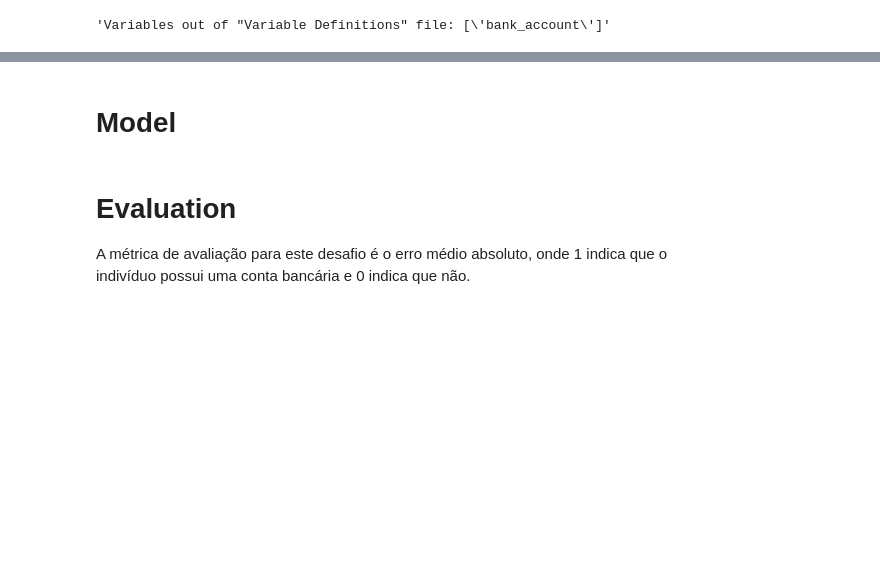
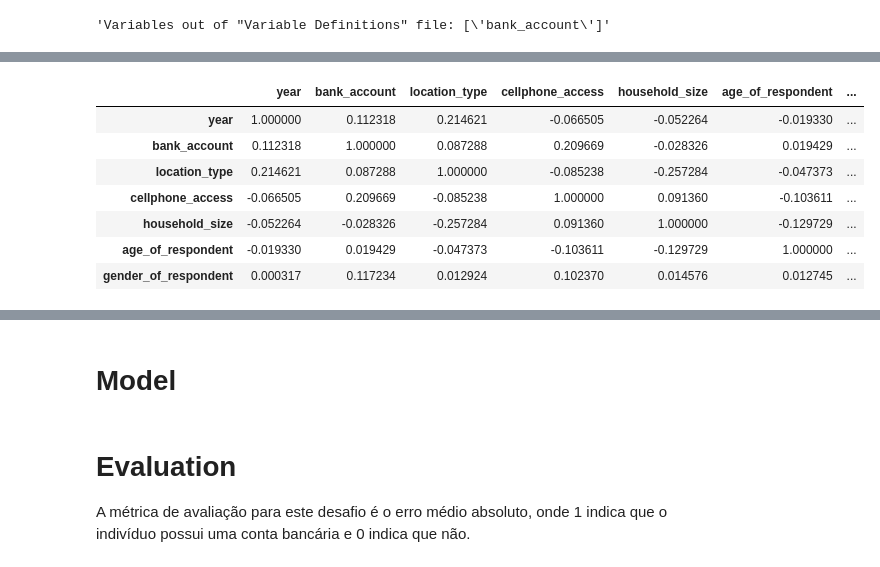
Before and after one commit to Lucs1590/AgiDataTest, a Jupyter notebook: financial_inclusion_africa.ipynb, the cells around one changed output, grey strips where cells are left out. Drawn from its saved outputs; the diff is of its cells as text; code cells hidden in the pictures; blank space fills up the shorter version.

```diff
--- a/financial_inclusion_africa.ipynb
+++ b/financial_inclusion_africa.ipynb
@@ -119,0 +292,12 @@ datframe_vars
+# %%
+corr_matrix = train_dataframe.corr()
+corr_matrix
+# %% [output]
+|  | year | bank_account | location_type | cellphone_access | household_size | age_of_respondent | ... |
+| year | 1.000000 | 0.112318 | 0.214621 | -0.066505 | -0.052264 | -0.019330 | ... |
+| bank_account | 0.112318 | 1.000000 | 0.087288 | 0.209669 | -0.028326 | 0.019429 | ... |
+| location_type | 0.214621 | 0.087288 | 1.000000 | -0.085238 | -0.257284 | -0.047373 | ... |
+| cellphone_access | -0.066505 | 0.209669 | -0.085238 | 1.000000 | 0.091360 | -0.103611 | ... |
+| household_size | -0.052264 | -0.028326 | -0.257284 | 0.091360 | 1.000000 | -0.129729 | ... |
+| age_of_respondent | -0.019330 | 0.019429 | -0.047373 | -0.103611 | -0.129729 | 1.000000 | ... |
+| gender_of_respondent | 0.000317 | 0.117234 | 0.012924 | 0.102370 | 0.014576 | 0.012745 | ... |
```
Also changed, not shown: parts of 32 cells of this notebook.
